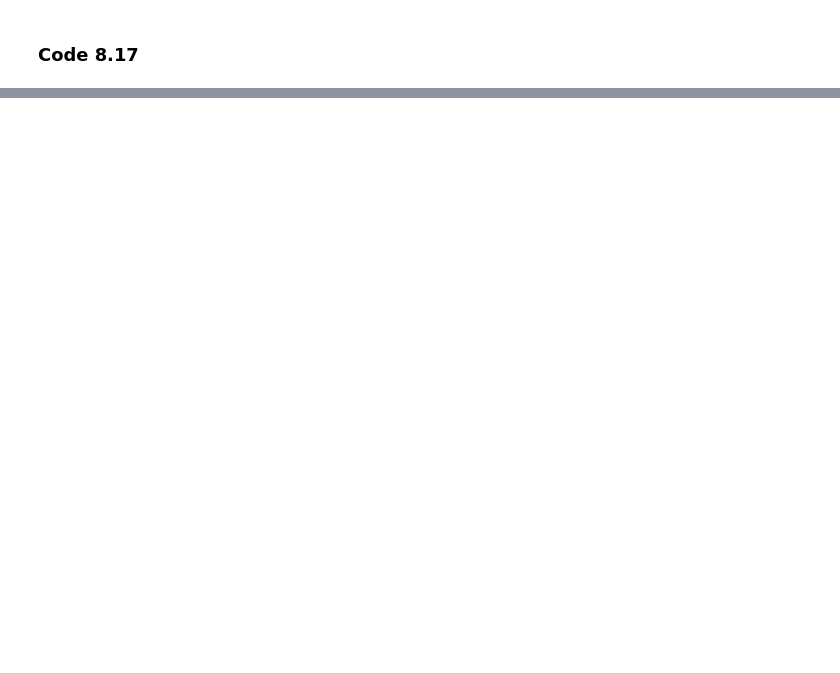
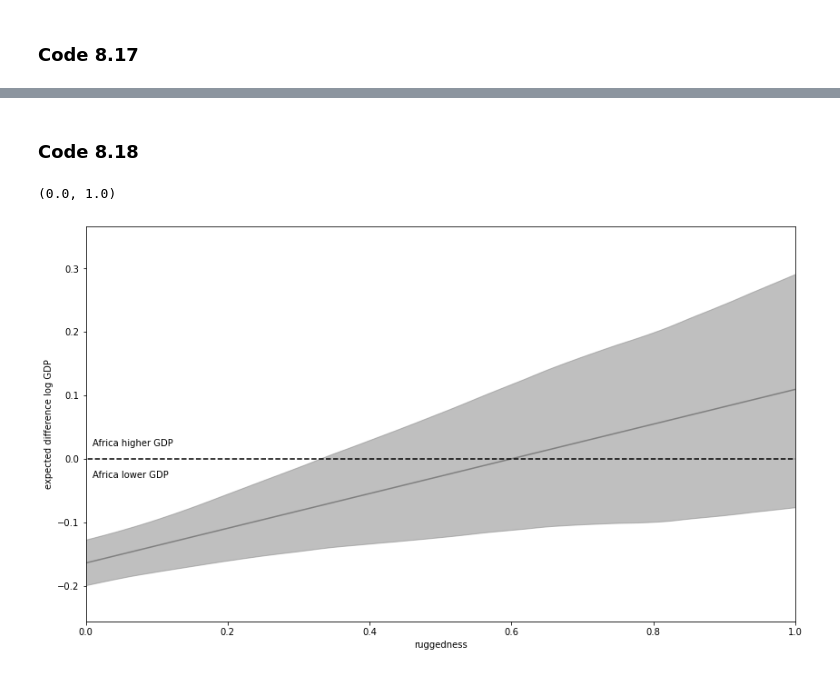
Before and after one commit to somnath1077/statistical_rethinking, a Jupyter notebook: code/ch08/nb01_rugged_model.ipynb, the cells around one changed output, grey strips where cells are left out. Cells and saved outputs as stored; diff of their text form; code cells hidden in the pictures; blank space fills up the shorter version.

```diff
--- a/code/ch08/nb01_rugged_model.ipynb
+++ b/code/ch08/nb01_rugged_model.ipynb
@@ -386,0 +387,30 @@ plt.show()
+# %% [markdown]
+### Code 8.18
+# %%
+N_OBS = 50
+rugged_seq = np.linspace(-0.1, 1.1, num=N_OBS)
+
+mu_N = post_8_3['a'][:, 0].reshape(-1, 1) + (post_8_3['b'][:, 0].reshape(-1, 1) *
+                                                       rugged_seq.reshape(1, -1))
+mu_A = post_8_3['a'][:, 1].reshape(-1, 1) + (post_8_3['b'][:, 1].reshape(-1, 1) *
+                                                       rugged_seq.reshape(1, -1))
+# mu_A.shape
+
+delta = mu_A - mu_N
+
+fig, ax = plt.subplots(1, 1, figsize=(14, 8))
+
+ax.plot(rugged_seq, delta.mean(axis=0), color='grey')
+az.plot_hdi(rugged_seq, delta, ax=ax, color='grey')
+
+ax.set_xlabel('ruggedness')
+ax.set_ylabel('expected difference log GDP')
+
+ax.axhline(y=0.0, xmin=-0.5, xmax=1.5, color='k', linestyle='--')
+ax.text(0.01, 0.02, "Africa higher GDP")
+ax.text(0.01, -0.03, "Africa lower GDP")
+
+ax.set_xlim(0, 1)
+# %% [output]
+(0.0, 1.0)
+[figure, added]
```
Also changed, not shown: parts of 13 cells of this notebook.
